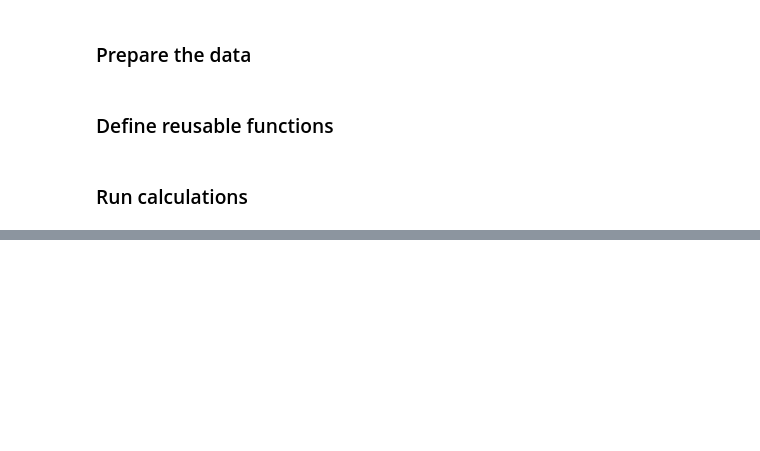
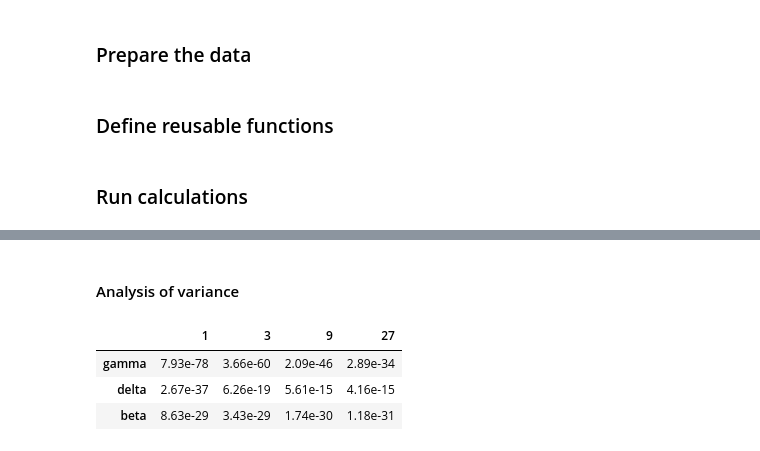
Before and after one commit to pawel-wieczynski/long_range_dependencies, a Jupyter notebook: experiment_chapter.ipynb, the cells around one changed output, grey strips where cells are left out. Drawn from its saved outputs; the diff is of its cells as text; code cells hidden in the pictures; blank space fills up the shorter version.

```diff
--- a/experiment_chapter.ipynb
+++ b/experiment_chapter.ipynb
@@ -200,0 +295,48 @@ coco_results_df.to_csv("results/coco_results.csv", index=False)
+# %% [markdown]
+#### Analysis of variance
+# %%
+# Create a dataframe to store the Kruskal-Wallis test results
+kw_results = pd.DataFrame(
+    index=['gamma', 'delta', 'beta'],
+    columns=['1', '3', '9', '27']
+)
+
+# Define parameter groups
+param_groups = {
+    'gamma': ['gamma_1', 'gamma_3', 'gamma_9', 'gamma_27'],
+    'delta': ['delta_1', 'delta_3', 'delta_9', 'delta_27'],
+    'beta': ['beta_1', 'beta_3', 'beta_9', 'beta_27']
+}
+
+# Perform Kruskal-Wallis test for each parameter
+for group_name, group_params in param_groups.items():
+    for param in group_params:
+        pool_order = param.split('_')[1]  # Extract pool order (1, 3, 9, 27)
+
+        # Create a list of data for each language
+        groups = []
+        group_labels = []
+
+        for lang in spgc_metadata_sampled['language'].unique():
+            data = spgc_metadata_sampled.loc[spgc_metadata_sampled['language'] == lang, param].dropna()
+            if len(data) > 0:
+                groups.append(data)
+                group_labels.append(lang)
+
+        # Perform Kruskal-Wallis test
+        if len(groups) > 1:  # Need at least 2 groups for the test
+            stat, p_value = sps.kruskal(*groups)
+            kw_results.loc[group_name, pool_order] = p_value
+        else:
+            kw_results.loc[group_name, pool_order] = float('nan')
+
+# Format p-values with scientific notation for small values
+kw_results_formatted = kw_results.applymap(lambda x: f"{x:.2e}" if pd.notnull(x) else "NaN")
+
+# Display the results
+kw_results_formatted
+# %% [output]
+|  | 1 | 3 | 9 | 27 |
+| gamma | 7.93e-78 | 3.66e-60 | 2.09e-46 | 2.89e-34 |
+| delta | 2.67e-37 | 6.26e-19 | 5.61e-15 | 4.16e-15 |
+| beta | 8.63e-29 | 3.43e-29 | 1.74e-30 | 1.18e-31 |
```
Also changed, not shown: parts of 9 cells of this notebook.
